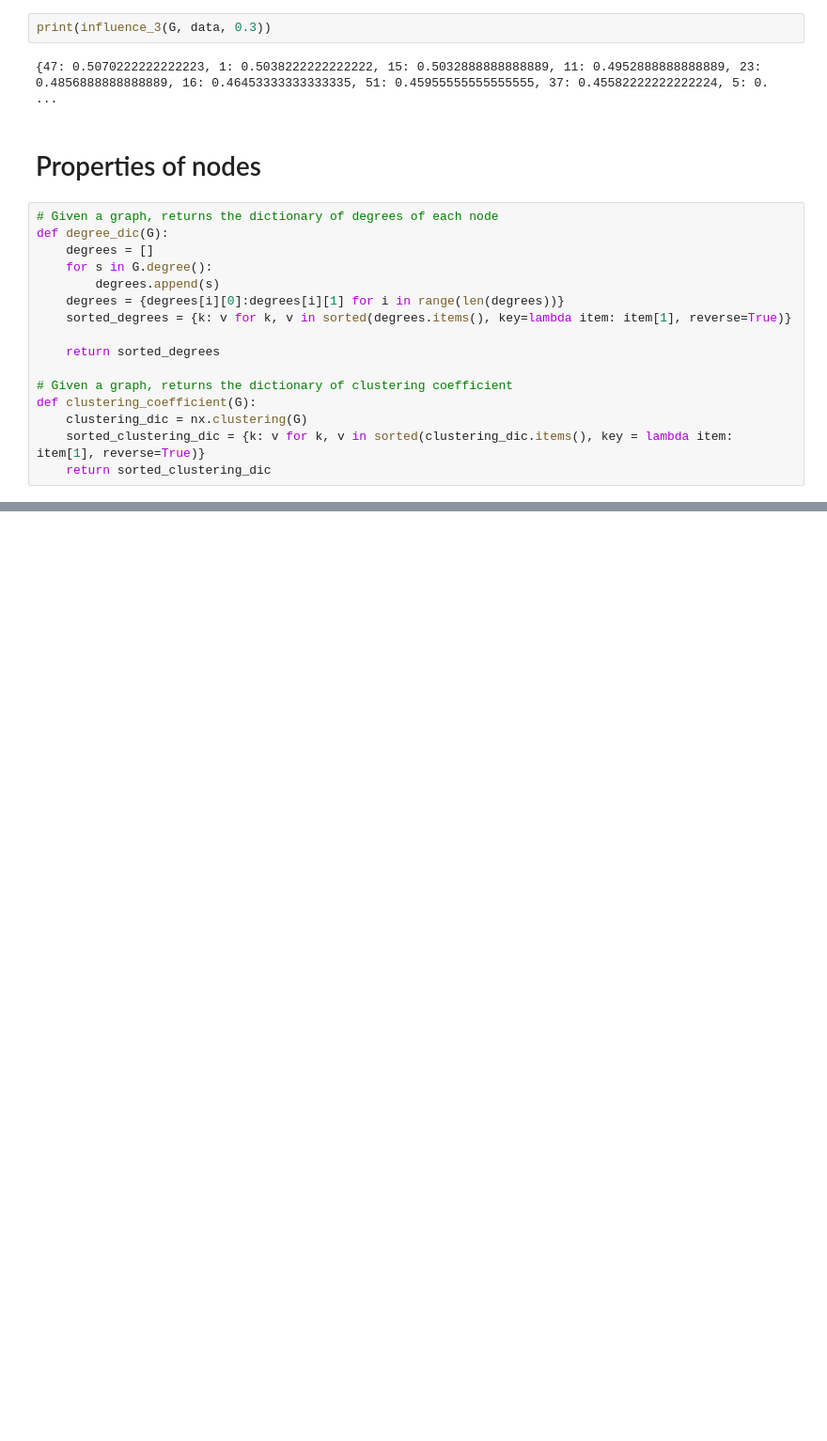
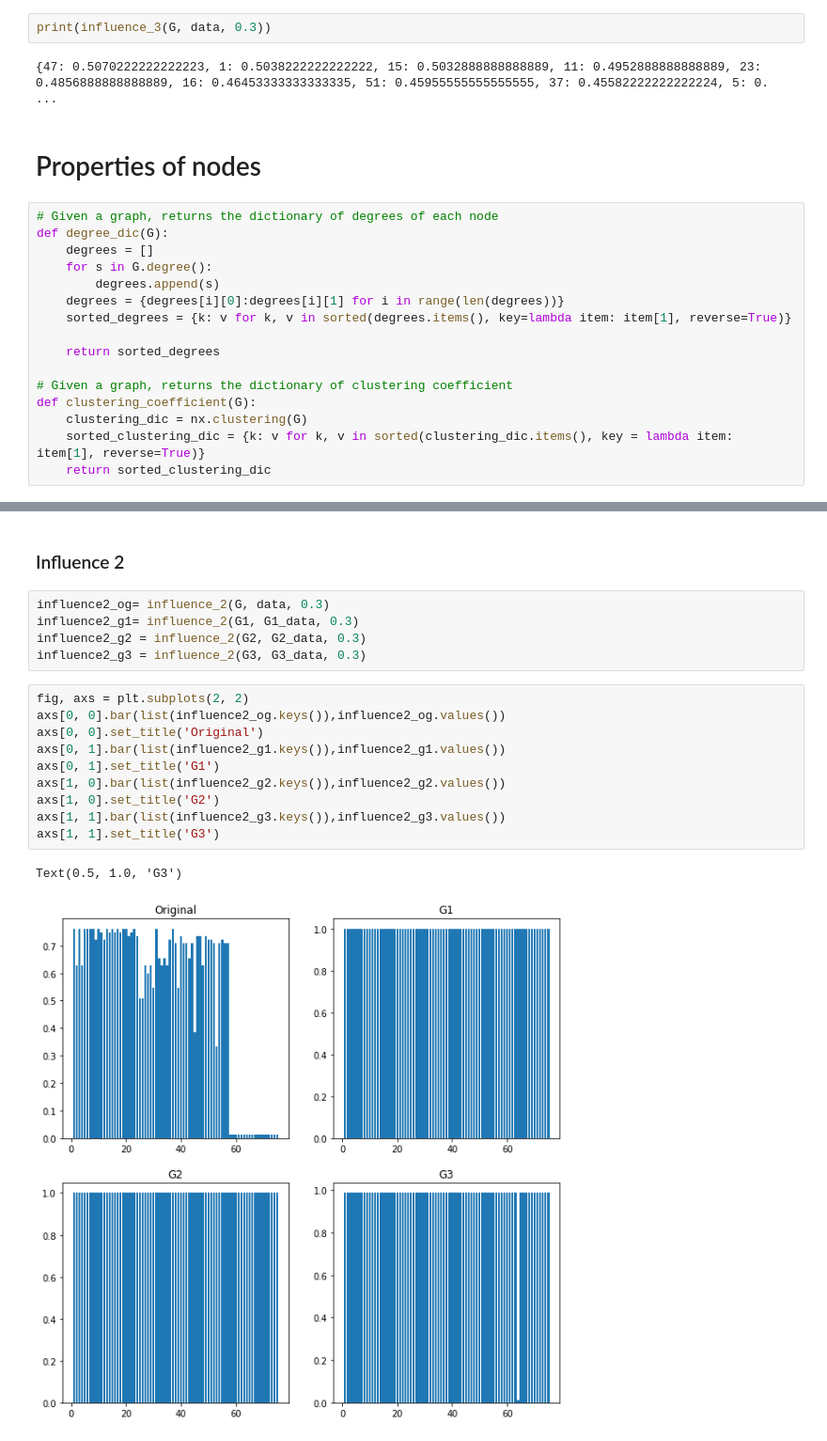
Before and after one commit to albertsolaroca/MDAC, a Jupyter notebook: Project 1/MDAC project.ipynb, the cells around one changed output, grey strips where cells are left out. Shown at 94% size. Cells and saved outputs as stored; diff of their text form; blank space fills up the shorter version.

```diff
--- a/Project 1/MDAC project.ipynb
+++ b/Project 1/MDAC project.ipynb
@@ -259,0 +292,20 @@ print(clustering_coefficient(G))
+# %% [markdown]
+### Influence 2
+# %%
+influence2_og= influence_2(G, data, 0.3)
+influence2_g1= influence_2(G1, G1_data, 0.3)
+influence2_g2 = influence_2(G2, G2_data, 0.3)
+influence2_g3 = influence_2(G3, G3_data, 0.3)
+# %%
+fig, axs = plt.subplots(2, 2)
+axs[0, 0].bar(list(influence2_og.keys()),influence2_og.values())
+axs[0, 0].set_title('Original')
+axs[0, 1].bar(list(influence2_g1.keys()),influence2_g1.values())
+axs[0, 1].set_title('G1')
+axs[1, 0].bar(list(influence2_g2.keys()),influence2_g2.values())
+axs[1, 0].set_title('G2')
+axs[1, 1].bar(list(influence2_g3.keys()),influence2_g3.values())
+axs[1, 1].set_title('G3')
+# %% [output]
+Text(0.5, 1.0, 'G3')
+[figure, added]
```
Also changed, not shown: parts of 14 cells of this notebook.
